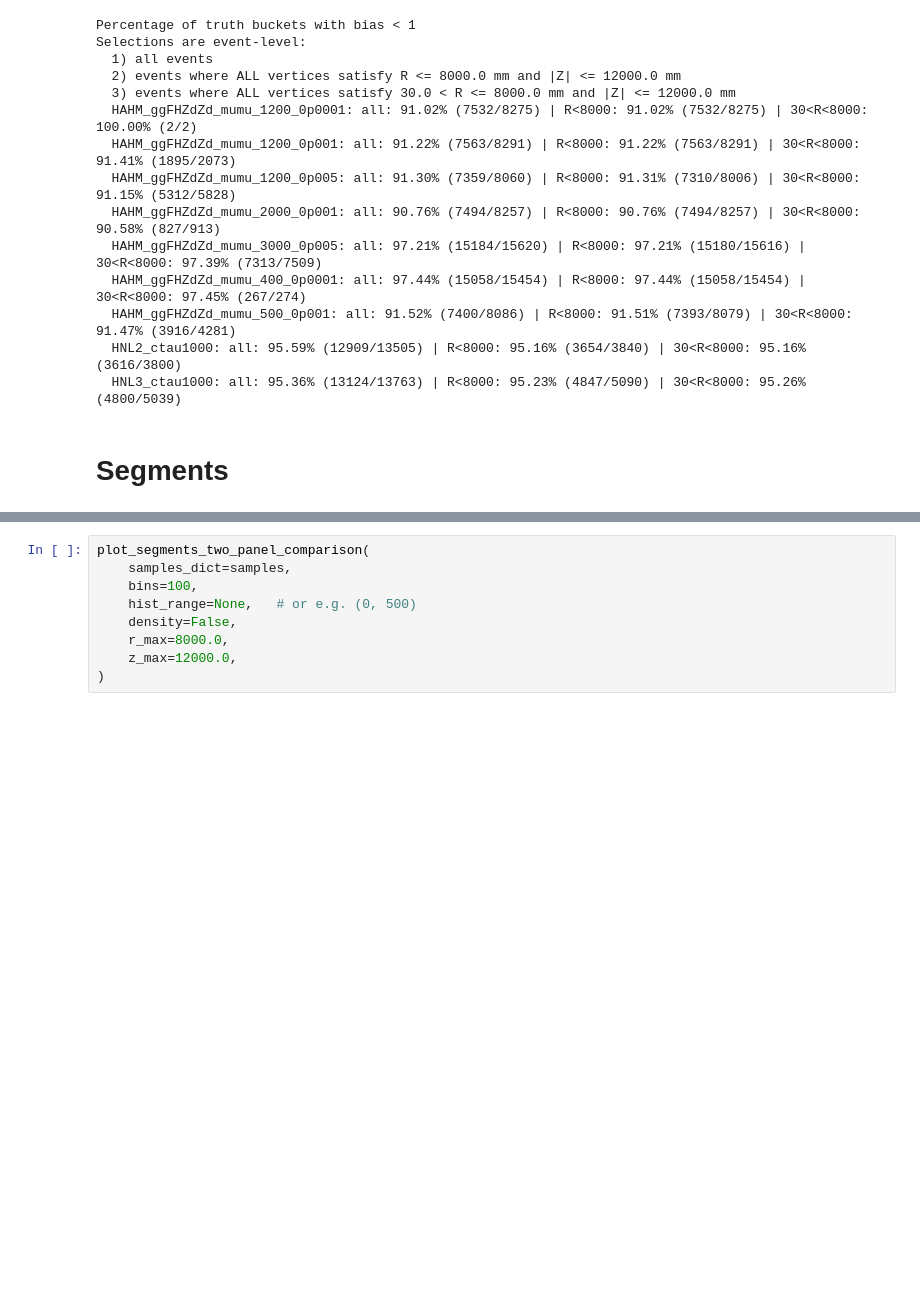
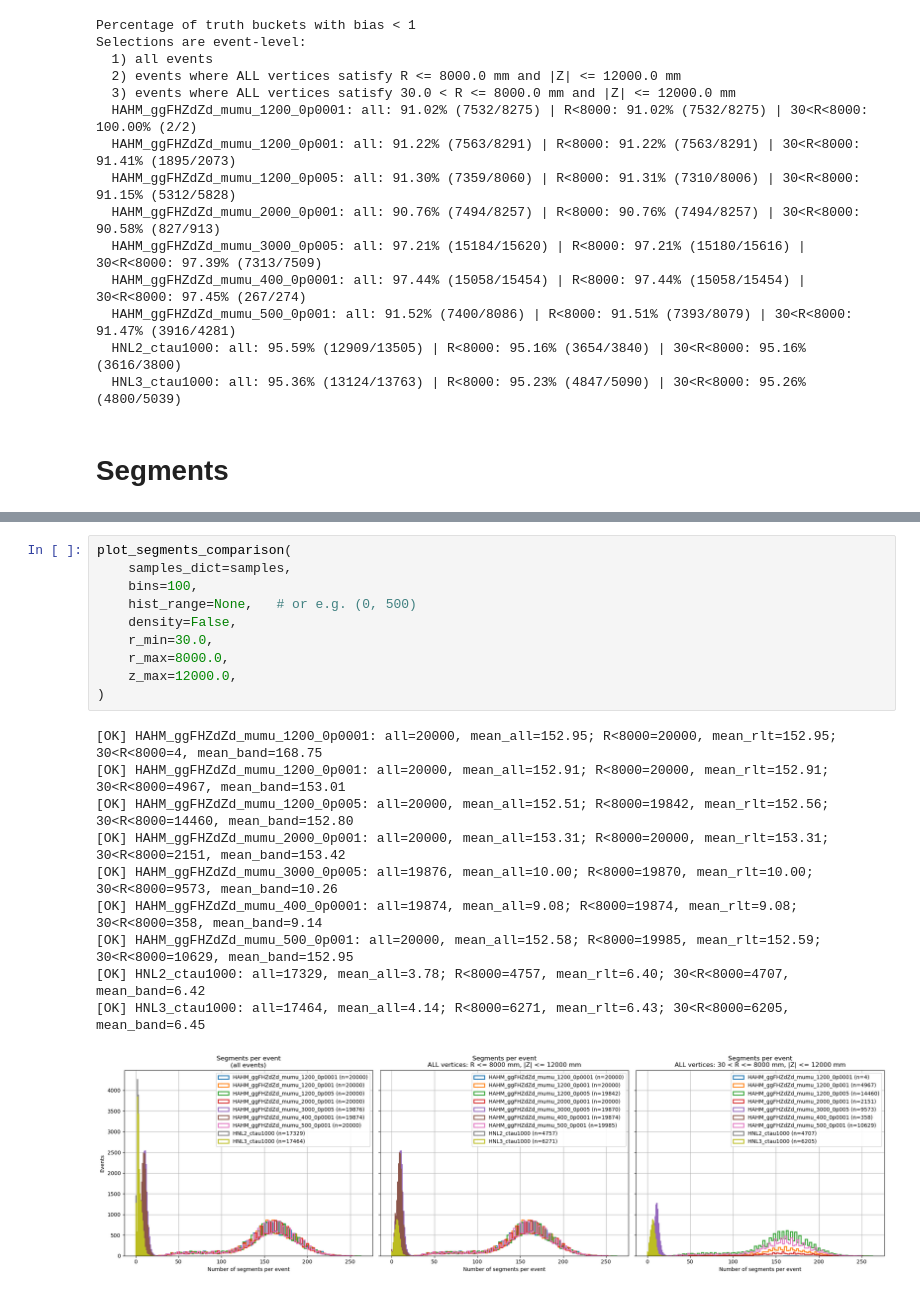
Before and after one commit to davidedicroce/MuonMLDisplacedVtx, a Jupyter notebook: DisplacedVertex_viewerCuts.ipynb, the cells around one changed output, grey strips where cells are left out. Drawn from its saved outputs; the diff is of its cells as text; blank space fills up the shorter version.

```diff
--- a/DisplacedVertex_viewerCuts.ipynb
+++ b/DisplacedVertex_viewerCuts.ipynb
@@ -836,14 +791,26 @@ def print_segments_comparison_stats(samples_dict, r_min=30.0, r_max=8000.0, z_ma
         except Exception as e:
             print(f"  {sample_name}: ERROR - {e}")
 # %%
-plot_segments_two_panel_comparison(
+plot_segments_comparison(
     samples_dict=samples,
     bins=100,
     hist_range=None,   # or e.g. (0, 500)
     density=False,
+    r_min=30.0,
     r_max=8000.0,
     z_max=12000.0,
 )
+# %% [output]
+[OK] HAHM_ggFHZdZd_mumu_1200_0p0001: all=20000, mean_all=152.95; R<8000=20000, mean_rlt=152.95; 30<R<8000=4, mean_band=168.75
+[OK] HAHM_ggFHZdZd_mumu_1200_0p001: all=20000, mean_all=152.91; R<8000=20000, mean_rlt=152.91; 30<R<8000=4967, mean_band=153.01
+[OK] HAHM_ggFHZdZd_mumu_1200_0p005: all=20000, mean_all=152.51; R<8000=19842, mean_rlt=152.56; 30<R<8000=14460, mean_band=152.80
+[OK] HAHM_ggFHZdZd_mumu_2000_0p001: all=20000, mean_all=153.31; R<8000=20000, mean_rlt=153.31; 30<R<8000=2151, mean_band=153.42
+[OK] HAHM_ggFHZdZd_mumu_3000_0p005: all=19876, mean_all=10.00; R<8000=19870, mean_rlt=10.00; 30<R<8000=9573, mean_band=10.26
+[OK] HAHM_ggFHZdZd_mumu_400_0p0001: all=19874, mean_all=9.08; R<8000=19874, mean_rlt=9.08; 30<R<8000=358, mean_band=9.14
+[OK] HAHM_ggFHZdZd_mumu_500_0p001: all=20000, mean_all=152.58; R<8000=19985, mean_rlt=152.59; 30<R<8000=10629, mean_band=152.95
+[OK] HNL2_ctau1000: all=17329, mean_all=3.78; R<8000=4757, mean_rlt=6.40; 30<R<8000=4707, mean_band=6.42
+[OK] HNL3_ctau1000: all=17464, mean_all=4.14; R<8000=6271, mean_rlt=6.43; 30<R<8000=6205, mean_band=6.45
+[figure, added]
 # %%
 print_segments_comparison_stats(
     samples_dict=samples,
```
Also changed, not shown: parts of 4 cells of this notebook, 3 other files.
